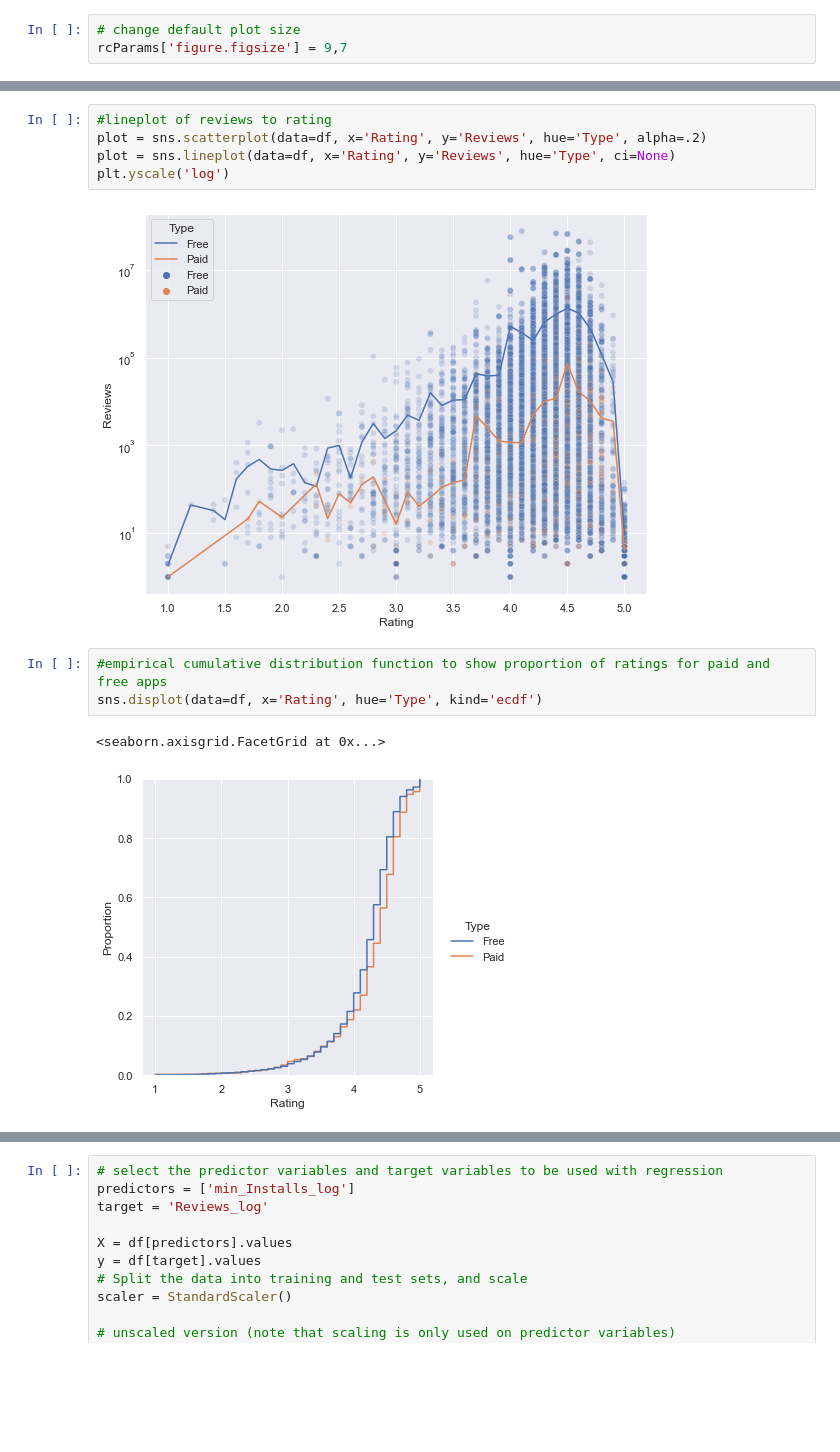
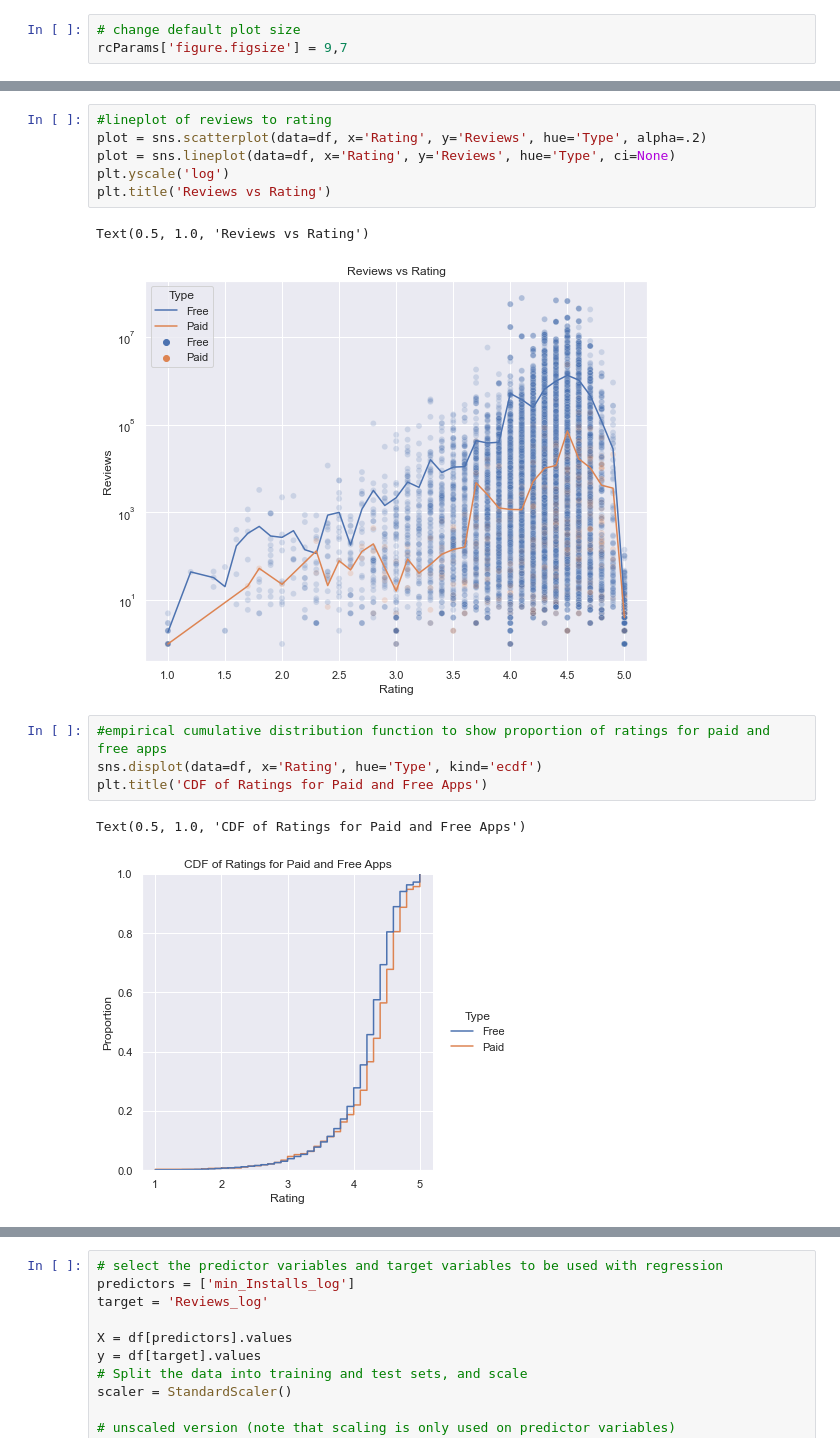
Before and after one commit to bryanaguiar/Data-Science-Group-Project, a Jupyter notebook: Playstore_Analysis_Data_Clean_Up.ipynb, the cells around one changed output, grey strips where cells are left out. Saved outputs shown, nothing was run; the diff lists cells and outputs as text; blank space fills up the shorter version.

```diff
--- a/Playstore_Analysis_Data_Clean_Up.ipynb
+++ b/Playstore_Analysis_Data_Clean_Up.ipynb
@@ -446,13 +469,16 @@ sns.lineplot(data=df[(df['Type'] == 'Paid') & (df['Price'] <= 50)], x='Rating',
 # %%
 #lineplot of reviews to rating
 plot = sns.scatterplot(data=df, x='Rating', y='Reviews', hue='Type', alpha=.2)
 plot = sns.lineplot(data=df, x='Rating', y='Reviews', hue='Type', ci=None)
 plt.yscale('log')
+plt.title('Reviews vs Rating')
 # %% [output]
+Text(0.5, 1.0, 'Reviews vs Rating')
-[figure, old version]
+[figure, new version]
 # %%
 #empirical cumulative distribution function to show proportion of ratings for paid and free apps
 sns.displot(data=df, x='Rating', hue='Type', kind='ecdf')
+plt.title('CDF of Ratings for Paid and Free Apps')
 # %% [output]
-<seaborn.axisgrid.FacetGrid at 0x...>
+Text(0.5, 1.0, 'CDF of Ratings for Paid and Free Apps')
-[figure, old version]
+[figure, new version]
```
Also changed, not shown: parts of 42 cells of this notebook.
